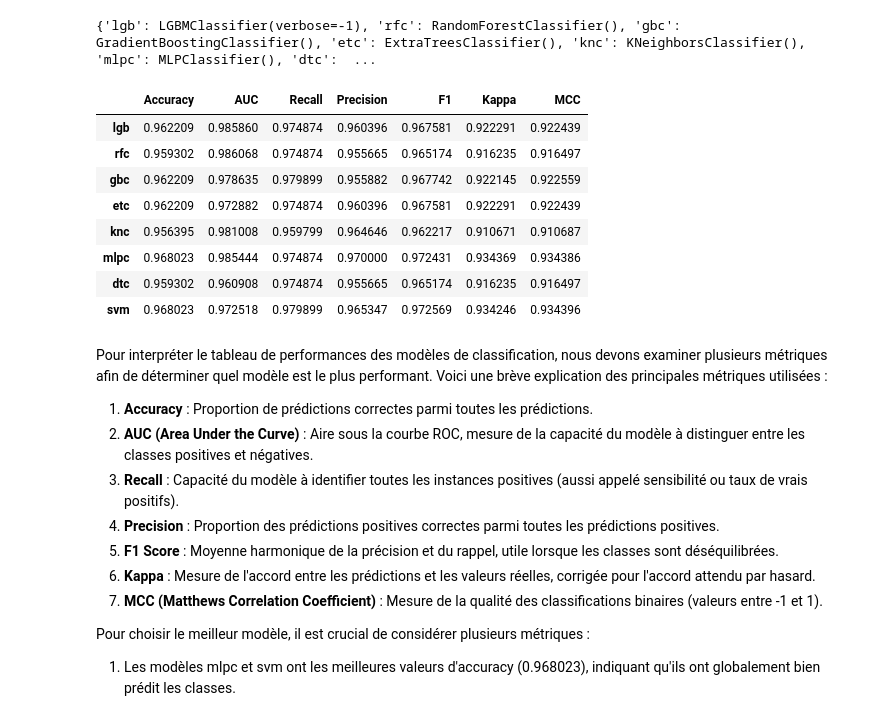
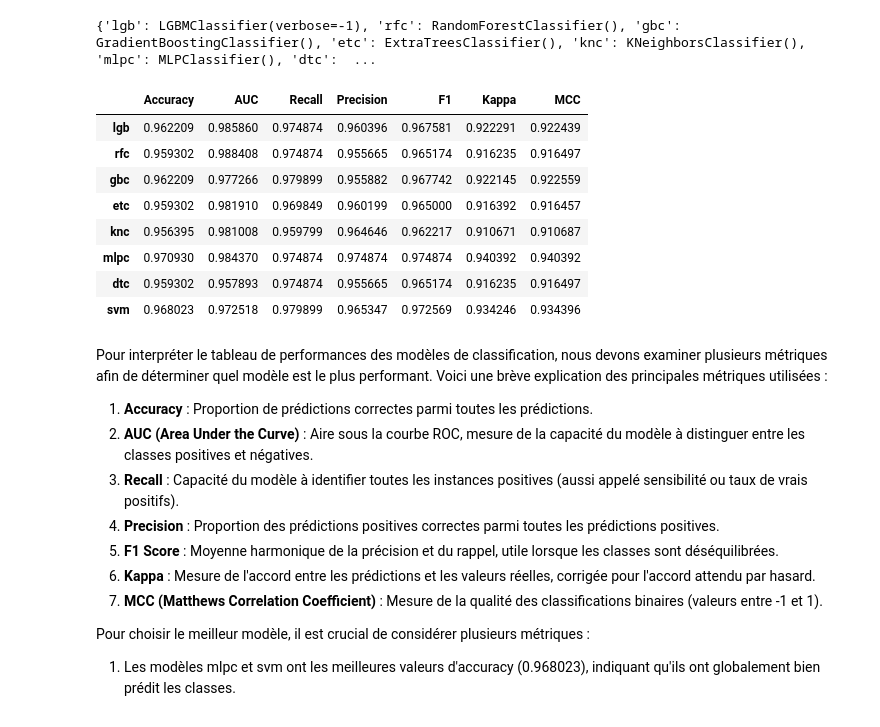
Before and after one commit to KokouNoe/muscoloskeletal_disorder_prediction, a Jupyter notebook: TMC_prediction.ipynb, the cells around one changed output. Saved outputs shown, nothing was run; the diff lists cells and outputs as text; code cells hidden in the pictures.

```diff
--- a/TMC_prediction.ipynb
+++ b/TMC_prediction.ipynb
@@ -467,19 +555,22 @@ for name, model_info in best_models.items():
     results['F1'].append(f1_score(y_test, y_pred))
     results['Kappa'].append(cohen_kappa_score(y_test, y_pred))
     results['MCC'].append(matthews_corrcoef(y_test, y_pred))
-# %%
-df_results=pd.DataFrame(results, index=filtered_models.keys())
-df_results
-# %% [output]
-|  | Accuracy | AUC | Recall | Precision | F1 | Kappa | MCC |
-| lgb | 0.962209 | 0.985860 | 0.974874 | 0.960396 | 0.967581 | 0.922291 | 0.922439 |
-| rfc | 0.959302 | 0.986068 | 0.974874 | 0.955665 | 0.965174 | 0.916235 | 0.916497 |
-| gbc | 0.962209 | 0.978635 | 0.979899 | 0.955882 | 0.967742 | 0.922145 | 0.922559 |
-| etc | 0.962209 | 0.972882 | 0.974874 | 0.960396 | 0.967581 | 0.922291 | 0.922439 |
-| knc | 0.956395 | 0.981008 | 0.959799 | 0.964646 | 0.962217 | 0.910671 | 0.910687 |
-| mlpc | 0.968023 | 0.985444 | 0.974874 | 0.970000 | 0.972431 | 0.934369 | 0.934386 |
-| dtc | 0.959302 | 0.960908 | 0.974874 | 0.955665 | 0.965174 | 0.916235 | 0.916497 |
-| svm | 0.968023 | 0.972518 | 0.979899 | 0.965347 | 0.972569 | 0.934246 | 0.934396 |
+# %%
+#supprimer la variable df_results dans l'environnement
+del df_results
+#créer un dataframe pour les métriques
+df_results=pd.DataFrame(results, index=filtered_models.keys())
+df_results
+# %% [output]
+|  | Accuracy | AUC | Recall | Precision | F1 | Kappa | MCC |
+| lgb | 0.962209 | 0.985860 | 0.974874 | 0.960396 | 0.967581 | 0.922291 | 0.922439 |
+| rfc | 0.959302 | 0.988408 | 0.974874 | 0.955665 | 0.965174 | 0.916235 | 0.916497 |
+| gbc | 0.962209 | 0.977266 | 0.979899 | 0.955882 | 0.967742 | 0.922145 | 0.922559 |
+| etc | 0.959302 | 0.981910 | 0.969849 | 0.960199 | 0.965000 | 0.916392 | 0.916457 |
+| knc | 0.956395 | 0.981008 | 0.959799 | 0.964646 | 0.962217 | 0.910671 | 0.910687 |
+| mlpc | 0.970930 | 0.984370 | 0.974874 | 0.974874 | 0.974874 | 0.940392 | 0.940392 |
+| dtc | 0.959302 | 0.957893 | 0.974874 | 0.955665 | 0.965174 | 0.916235 | 0.916497 |
+| svm | 0.968023 | 0.972518 | 0.979899 | 0.965347 | 0.972569 | 0.934246 | 0.934396 |
 # %% [markdown]
 Pour interpréter le tableau de performances des modèles de classification, nous devons examiner plusieurs métriques afin de déterminer quel modèle est le plus performant. Voici une brève explication des principales métriques utilisées :
 
```
Also changed, not shown: parts of 16 cells of this notebook, 1 other file.
